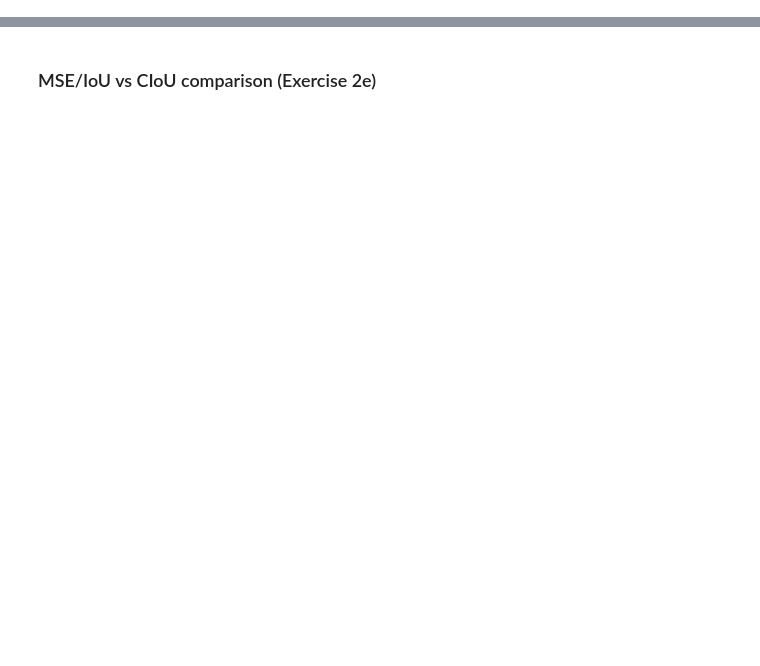
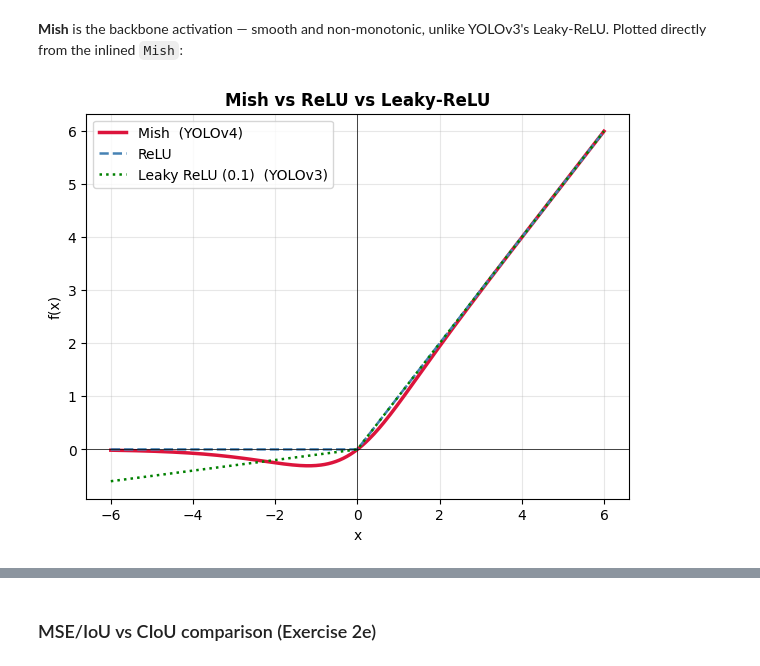
Before and after one commit to dniamsaard4codework/A2-Segmentation-Assignment, a Jupyter notebook: notebooks/A2-01-Object-Detection.ipynb, the cells around one changed output, grey strips where cells are left out. Drawn from its saved outputs; the diff is of its cells as text; code cells hidden in the pictures; blank space fills up the shorter version.

```diff
--- a/notebooks/A2-01-Object-Detection.ipynb
+++ b/notebooks/A2-01-Object-Detection.ipynb
@@ -181,0 +1100,15 @@ show('results/det_history_yolov4_ciou.png', width=820)
+# %% [markdown]
+**Mish** is the backbone activation — smooth and non-monotonic, unlike YOLOv3's Leaky-ReLU. Plotted directly from the inlined `Mish`:
+# %%
+import torch.nn.functional as F
+x = torch.linspace(-6, 6, 400)
+fig, ax = plt.subplots(figsize=(7, 5))
+ax.plot(x, Mish()(x), label='Mish  (YOLOv4)', lw=2.5, color='crimson')
+ax.plot(x, F.relu(x), label='ReLU', lw=1.8, ls='--', color='steelblue')
+ax.plot(x, F.leaky_relu(x, 0.1), label='Leaky ReLU (0.1)  (YOLOv3)', lw=1.8, ls=':', color='green')
+ax.axhline(0, color='k', lw=0.5); ax.axvline(0, color='k', lw=0.5)
+ax.set_title('Mish vs ReLU vs Leaky-ReLU', fontweight='bold')
+ax.set_xlabel('x'); ax.set_ylabel('f(x)'); ax.legend(); ax.grid(alpha=0.3)
+plt.show()
+# %% [output]
+[figure, added]
```
Also changed, not shown: parts of 73 cells of this notebook, 11 other files.
